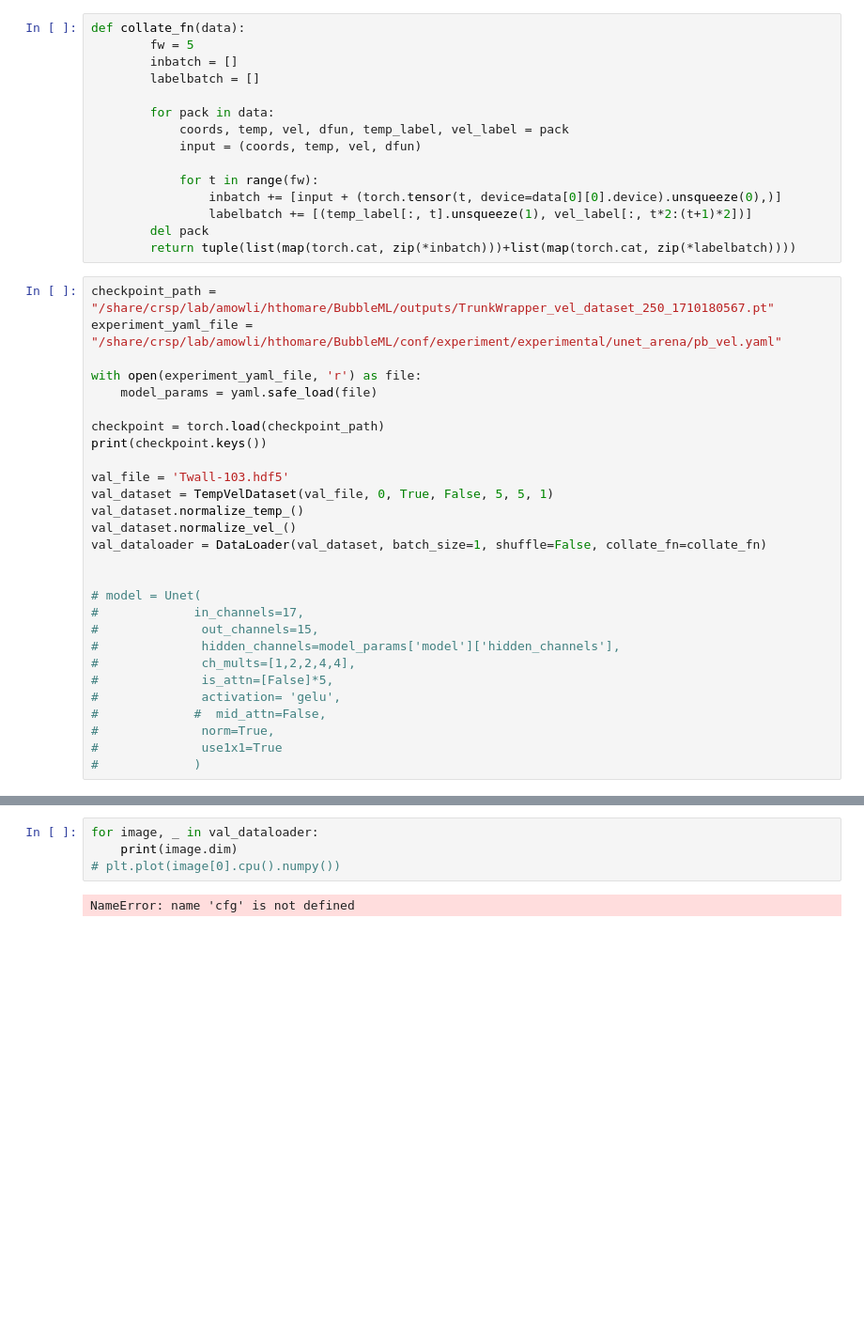
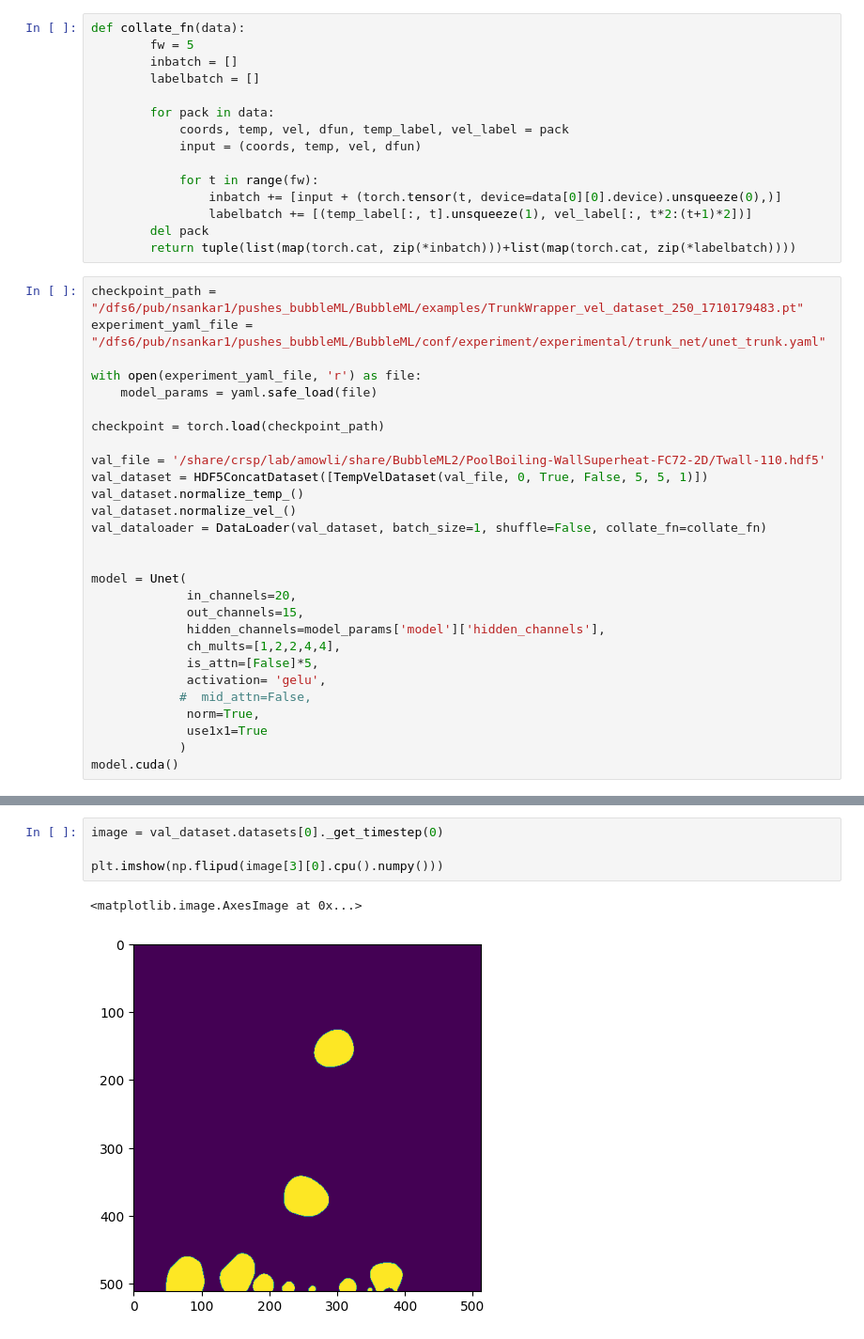
Before and after one commit to HPCForge/BoilingML, a Jupyter notebook: examples/TrunkNetBenchmark.ipynb, the cells around one changed output, grey strips where cells are left out. Shown at 94% size. Saved outputs shown, nothing was run; the diff lists cells and outputs as text; blank space fills up the shorter version.

```diff
--- a/examples/TrunkNetBenchmark.ipynb
+++ b/examples/TrunkNetBenchmark.ipynb
@@ -37,31 +37,31 @@ def collate_fn(data):
         del pack
         return tuple(list(map(torch.cat, zip(*inbatch)))+list(map(torch.cat, zip(*labelbatch))))
 # %%
-checkpoint_path = "/share/crsp/lab/amowli/hthomare/BubbleML/outputs/TrunkWrapper_vel_dataset_250_1710180567.pt"
-experiment_yaml_file = "/share/crsp/lab/amowli/hthomare/BubbleML/conf/experiment/experimental/unet_arena/pb_vel.yaml"
+checkpoint_path = "/dfs6/pub/nsankar1/pushes_bubbleML/BubbleML/examples/TrunkWrapper_vel_dataset_250_1710179483.pt"
+experiment_yaml_file = "/dfs6/pub/nsankar1/pushes_bubbleML/BubbleML/conf/experiment/experimental/trunk_net/unet_trunk.yaml"
 
 with open(experiment_yaml_file, 'r') as file:
     model_params = yaml.safe_load(file)
 
 checkpoint = torch.load(checkpoint_path)
-print(checkpoint.keys())
 
-val_file = 'Twall-103.hdf5'
-val_dataset = TempVelDataset(val_file, 0, True, False, 5, 5, 1)
+val_file = '/share/crsp/lab/amowli/share/BubbleML2/PoolBoiling-WallSuperheat-FC72-2D/Twall-110.hdf5'
+val_dataset = HDF5ConcatDataset([TempVelDataset(val_file, 0, True, False, 5, 5, 1)])
 val_dataset.normalize_temp_()
 val_dataset.normalize_vel_()
 val_dataloader = DataLoader(val_dataset, batch_size=1, shuffle=False, collate_fn=collate_fn)
 
 
-# model = Unet(
-#             in_channels=17,
-#              out_channels=15,
-#              hidden_channels=model_params['model']['hidden_channels'],
-#              ch_mults=[1,2,2,4,4],
-#              is_attn=[False]*5,
-#              activation= 'gelu',
-#             #  mid_attn=False,
-#              norm=True,
-#              use1x1=True
-#             )
+model = Unet(
+             in_channels=20,
+             out_channels=15,
+             hidden_channels=model_params['model']['hidden_channels'],
+             ch_mults=[1,2,2,4,4],
+             is_attn=[False]*5,
+             activation= 'gelu',
+            #  mid_attn=False,
+             norm=True,
+             use1x1=True
+            )
+model.cuda()
 # %% [output]
@@ -69,7 +86,8 @@ RuntimeError: PytorchStreamReader failed reading zip archive: failed finding cen
 # %%
-for image, _ in val_dataloader:
-    print(image.dim)
-# plt.plot(image[0].cpu().numpy())
+image = val_dataset.datasets[0]._get_timestep(0)
+
+plt.imshow(np.flipud(image[3][0].cpu().numpy()))
 # %% [output]
-NameError: name 'cfg' is not defined
+<matplotlib.image.AxesImage at 0x...>
+[figure, added]
 # %%
```
Also changed, not shown: parts of 4 cells of this notebook.
